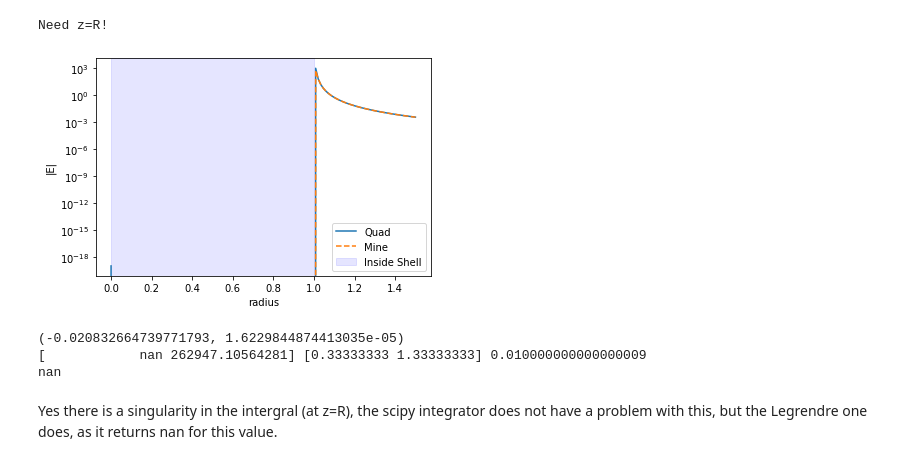
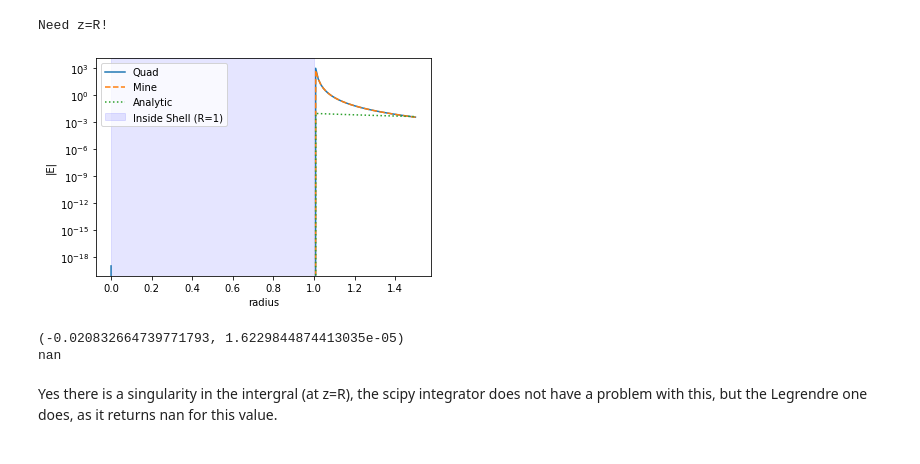
Before and after one commit to eklem1/Phys512_EK, a Jupyter notebook: PS1/PS1_work.ipynb, the cells around one changed output. Cells and saved outputs as stored; diff of their text form; code cells hidden in the pictures.

Commit message:
final work (hopefully), error on Lor found, comments added, graphs cleaned

```diff
--- a/PS1/PS1_work.ipynb
+++ b/PS1/PS1_work.ipynb
@@ -322,23 +349,3 @@ and the rational function it's {2:.3e}.".format(rms_poly, rms_spln, rms_rat))
 # %% [output]
 [figure]
 The rms value for the polynomial is 2.115e-02, for the cubic spline it's 2.069e-04,and the rational function it's 3.486e-05.
-# %%
-n = 4
-m = 5
-
-x = np.linspace(-1, 1, 8)
-y = Lor(x)
-
-mat=np.zeros([n+m-1,n+m-1])
-
-for i in range(n):
-    print(i, x**i)
-    mat[:,i]=x**i
-for i in range(1,m):
-    print(i-1+n)
-    mat[:,i-1+n]=-y*x**i
-
-# print(y)
-
-# print(mat[:, 0])
-print(mat)
@@ -463,7 +457,19 @@ Griffiths problem 2.7, which sets up the integral.*
 # %%
+#constants
+ep = 8.85e-12
+Q = 1e-12 #[C]
+
 #integral for eletric field, needs to be multiplied by: charge/(8*np.pi*epsilon_0)
 def Eint(theta, z, R):
     return (z-R*np.cos(theta))/((z-R*np.cos(theta))**2 + (R*np.sin(theta))**2)**3/2 * np.sin(theta)
+
+#analytic solution
+def E_anl(z, R):
+    if z >= R:
+        eField = 1/(4*np.pi*ep) * Q / z**2
+    else:
+        eField = 0
+    return eField
 # %%
 def legendre_mat(npt):
     #Make a square legendre polynomial matrix of desired dimension
@@ -564,19 +561,26 @@ for x in Zs:
 E_Field = np.transpose(E_Field)
 # %% [output]
 Need z=R!
+# %%
+# Analytic solution
+
+E_analytic = [E_anl(r, 1) for r in Zs ]
 # %%
 plt.semilogy(Zs, E_Field[0]*Q/(8*np.pi*ep), label="Quad")
 plt.semilogy(Zs, myE_Field*Q/(8*np.pi*ep), ls = "--", label="Mine")
+plt.semilogy(Zs, E_analytic, ls = ":", label="Analytic")
+
 plt.xlabel("radius")
 plt.ylabel("|E|")
-plt.axvspan(0, 1, alpha=0.1, color='b', label='Inside Shell')
+plt.axvspan(0, 1, alpha=0.1, color='b', label='Inside Shell (R=1)')
 plt.legend()
 
 # plt.ylim(1e-200, 100)
+#put in analytic value
 
 plt.show()
 # %% [output]
-[figure, old version]
+[figure, new version]
 # %%
 x = 1
 
@@ -585,7 +589,6 @@ print(integrate.quad(Eint, 0, np.pi, args=(x, 1)))
 print(LegendreIntegrate(Eint, 0, 1.5, 0.01, z=x, R=1, order=2))
 # %% [output]
 (-0.020832664739771793, 1.6229844874413035e-05)
-[            nan 262947.10564281] [0.33333333 1.33333333] 0.010000000000000009
 nan
 # %% [markdown]
 Yes there is a singularity in the intergral (at z=R), the scipy integrator does not have a problem with this, but the Legrendre one does, as it returns nan for this value.
```
Also changed, not shown: parts of 18 cells of this notebook.
